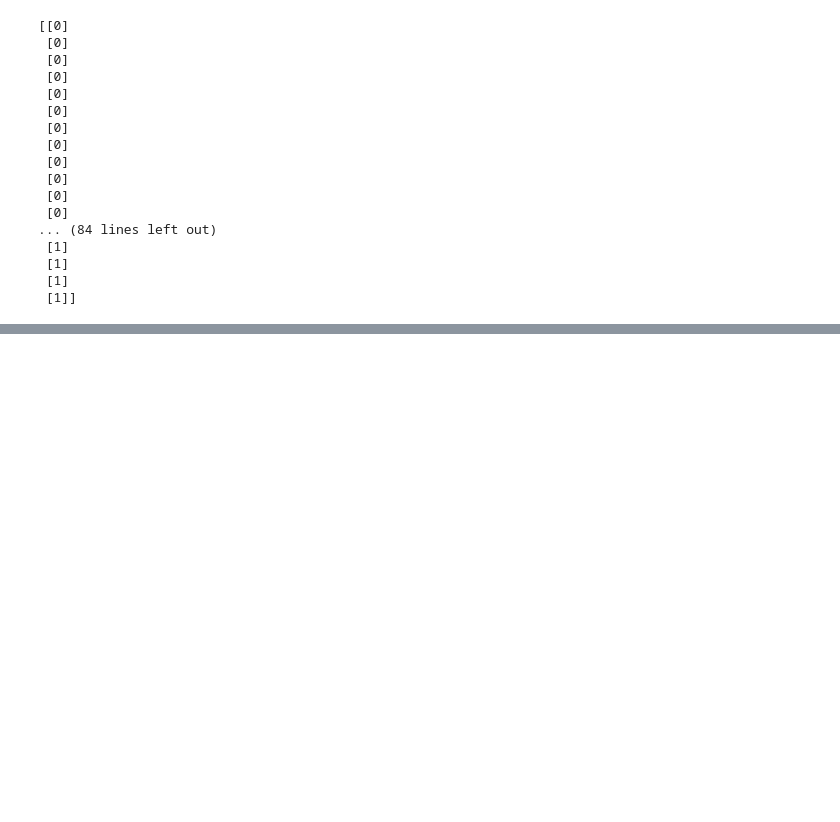
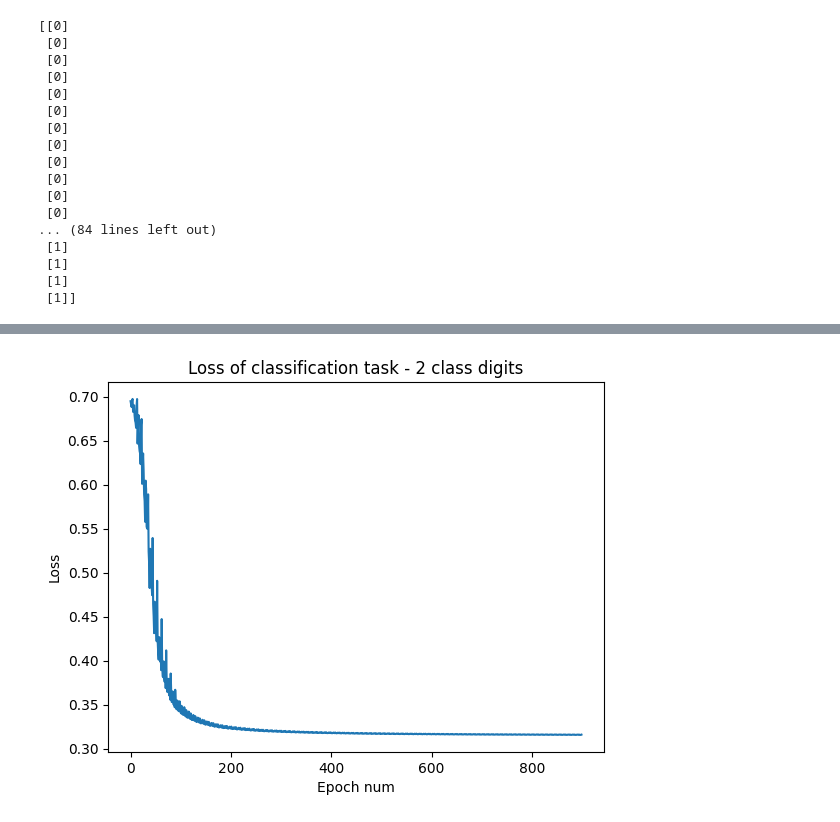
Before and after one commit to RojaAtashkar/Neuromatch, a Jupyter notebook: ReconstructingImagesFromBrainActivity.ipynb, the cells around one changed output, grey strips where cells are left out. Saved outputs shown, nothing was run; the diff lists cells and outputs as text; code cells hidden in the pictures; blank space fills up the shorter version.

Commit message:
last commit on SemanticDecoder

```diff
--- a/ReconstructingImagesFromBrainActivity.ipynb
+++ b/ReconstructingImagesFromBrainActivity.ipynb
@@ -152,0 +195,37 @@ tensor([[-0.0009, -0.1368],
+# %%
+n_epochs = 100
+# %%
+acc_vec = []
+train_vec = []
+loss_vec = []
+for epoch in range(n_epochs):
+    for i in range(0, 9):
+            fmri_data = train_fmri[i*batch_size:(i+1) * batch_size]
+            labels_data = train_labels[i*batch_size:(i+1) * batch_size]
+            labels_data = labels_data.long()
+            optimizer.zero_grad()
+            predict = semanticDecoder(fmri_data)
+            loss = loss_function(predict, labels_data)
+            loss.backward()
+            optimizer.step()
+            loss_vec.append(loss.item())
+            print(
+                "[Epoch %d/%d] [Batch %d] [loss: %f] "
+                % (epoch, n_epochs, i, loss.item())
+            )
+
+    if epoch % 1 == 0:
+            test_fmri_data = test_fmri
+            test_label_data = test_labels.cpu().detach().numpy()
+            lbs = semanticDecoder(test_fmri_data)
+            cpu_labels = lbs.cpu().detach().numpy()
+            pred = [np.argmax(lb) for lb in cpu_labels]
+            num_correct = (pred == test_label_data).sum()
+            acc = num_correct / 10
+            acc_vec.append(acc)
+
+
+    scheduler.step()
+    lrd = optimizer.param_groups[0]['lr']
+
+print(acc_vec)
@@ -152,0 +250,9 @@ tensor([[-0.0009, -0.1368],
+# %%
+plt.figure()
+plt.title('Loss of classification task - 2 class digits')
+plt.plot(loss_vec)
+plt.xlabel('Epoch num')
+plt.ylabel('Loss')
+plt.show()
+# %% [output]
+[figure, added]
```
Also changed, not shown: parts of 7 cells of this notebook.
